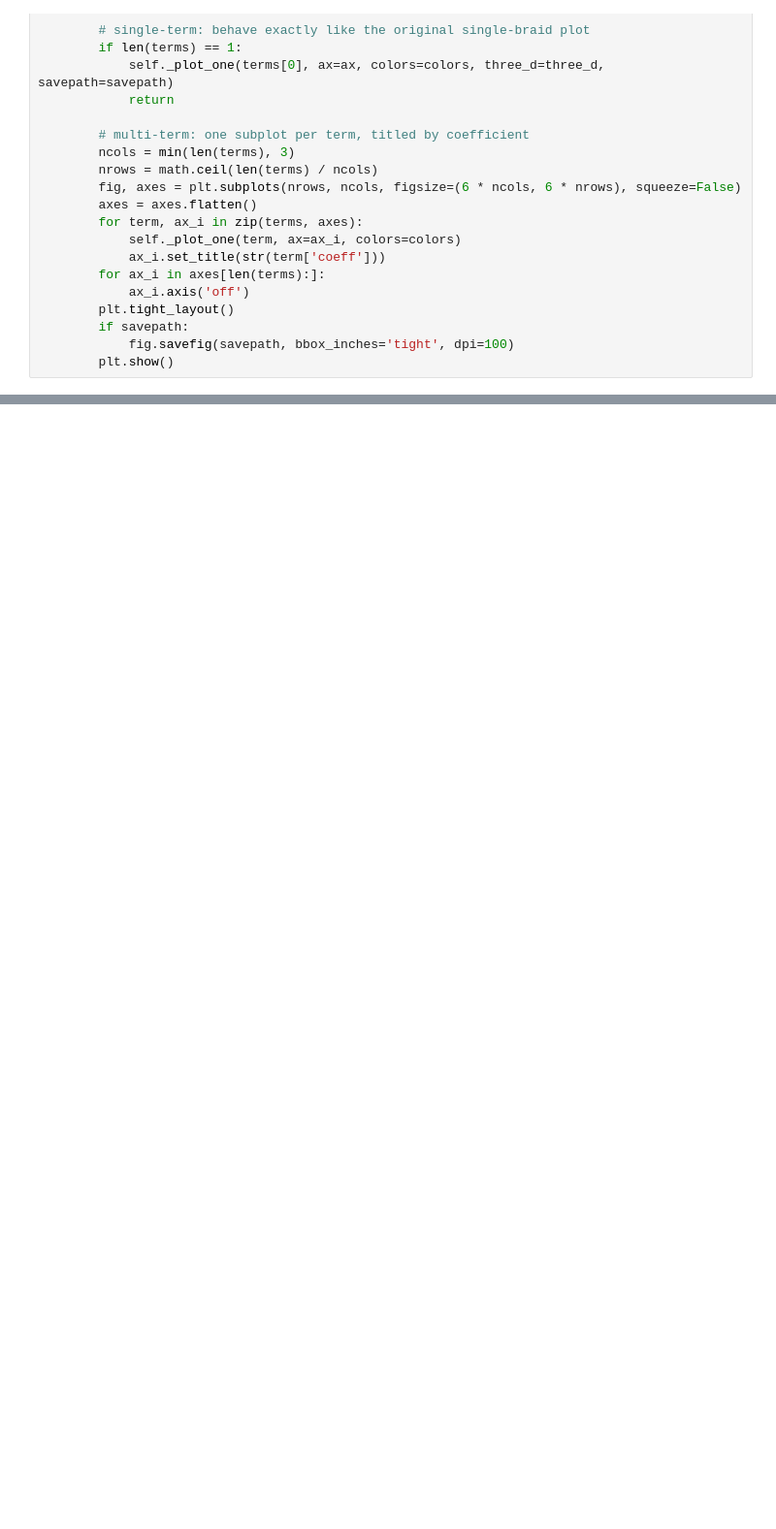
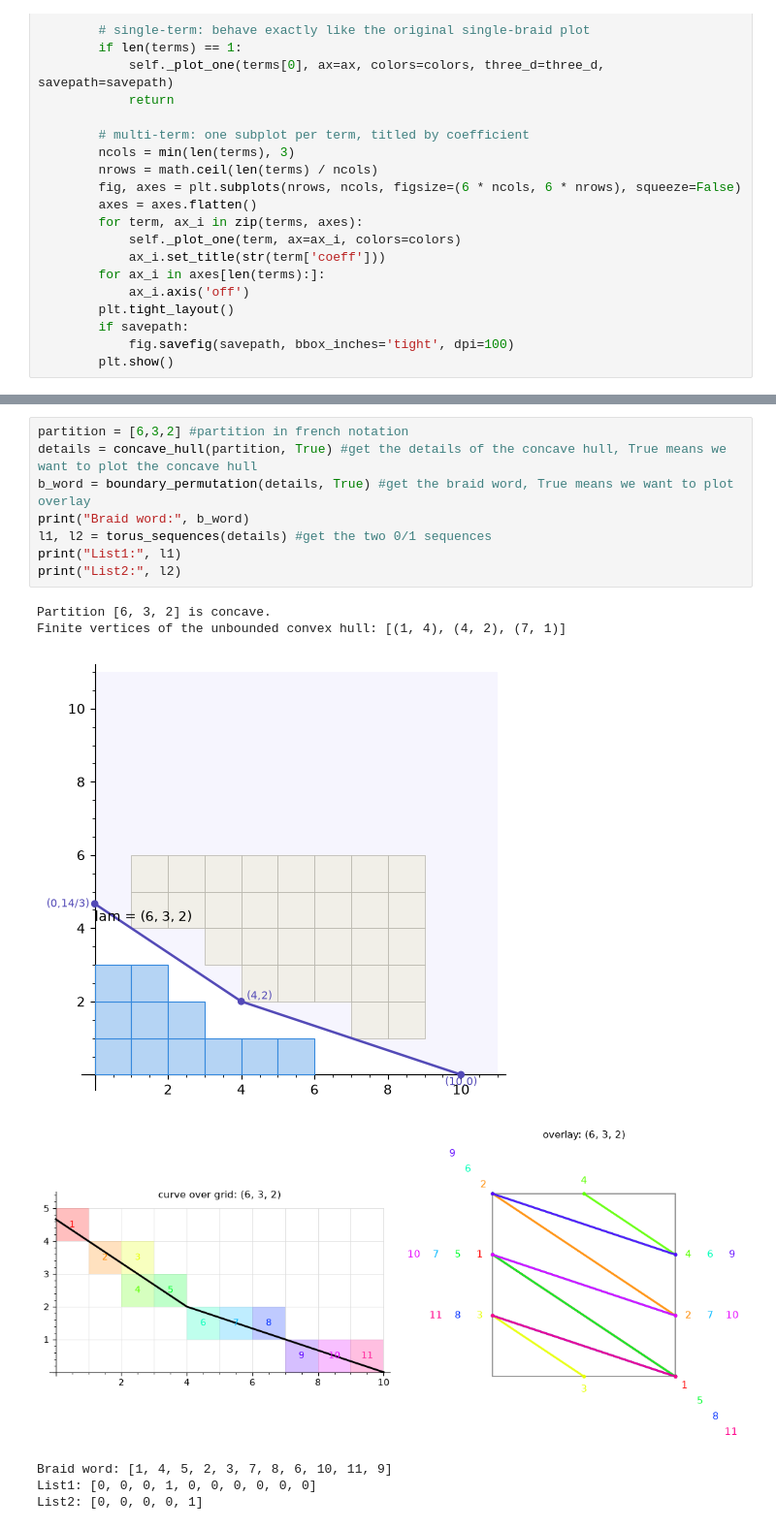
Before and after one commit to mmazin82/knots, a Jupyter notebook: combine.ipynb, the cells around one changed output, grey strips where cells are left out. Shown at 97% size. Cells and saved outputs as stored; diff of their text form; blank space fills up the shorter version.

```diff
--- a/combine.ipynb
+++ b/combine.ipynb
@@ -1441,0 +1506,16 @@ Before simplify: Torus Knot (braid polynomial):
+# %%
+partition = [6,3,2] #partition in french notation
+details = concave_hull(partition, True) #get the details of the concave hull, True means we want to plot the concave hull
+b_word = boundary_permutation(details, True) #get the braid word, True means we want to plot overlay
+print("Braid word:", b_word)
+l1, l2 = torus_sequences(details) #get the two 0/1 sequences
+print("List1:", l1)
+print("List2:", l2)
+# %% [output]
+Partition [6, 3, 2] is concave.
+Finite vertices of the unbounded convex hull: [(1, 4), (4, 2), (7, 1)]
+[figure, added]
+[figure, added]
+Braid word: [1, 4, 5, 2, 3, 7, 8, 6, 10, 11, 9]
+List1: [0, 0, 0, 1, 0, 0, 0, 0, 0, 0]
+List2: [0, 0, 0, 0, 1]
```
Also changed, not shown: parts of 3 cells of this notebook, 1 other file.
